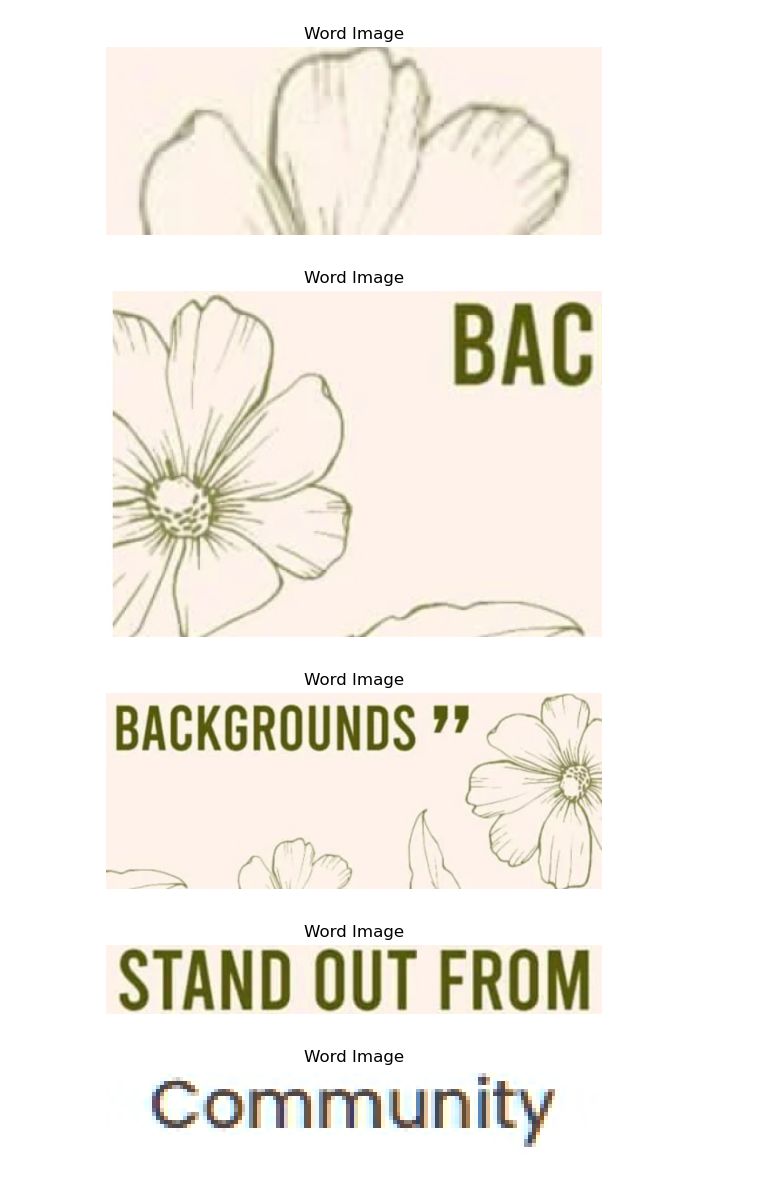
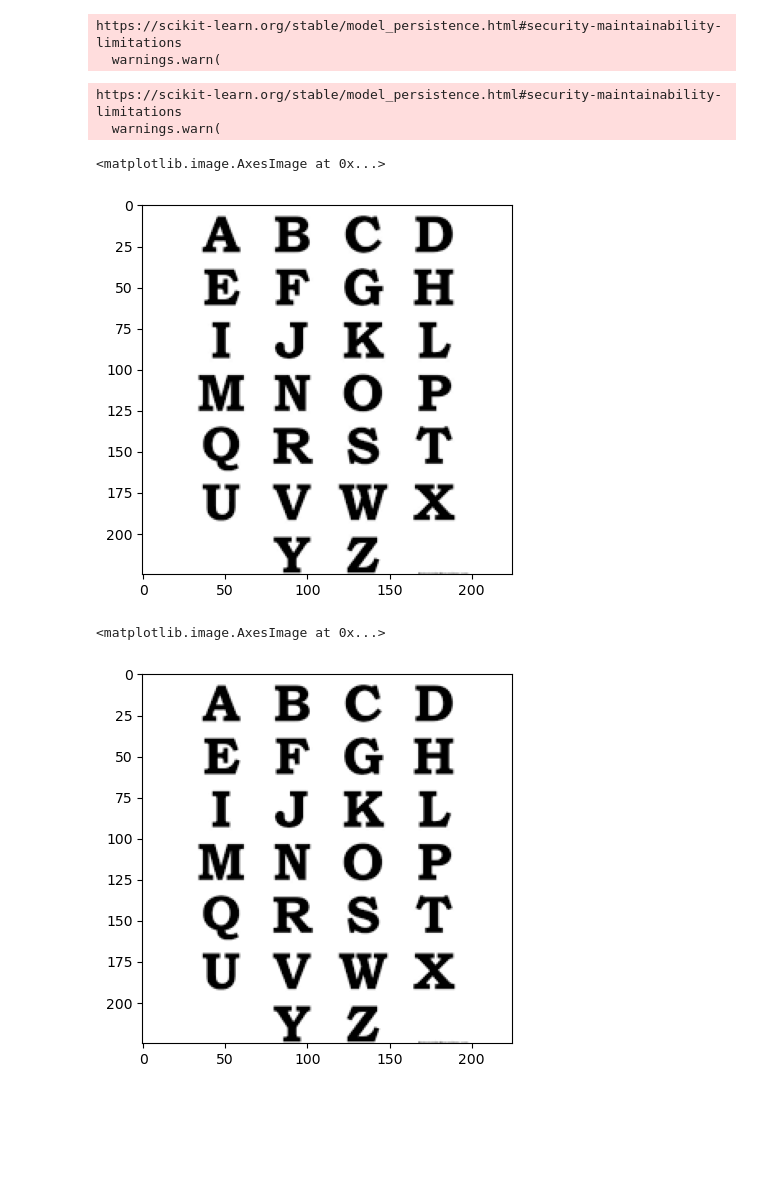
Before and after one commit to team-ronix/vidseek, a Jupyter notebook: visual/MSER.ipynb, the cells around one changed output. Drawn from its saved outputs; the diff is of its cells as text; code cells hidden in the pictures; blank space fills up the shorter version.

```diff
--- a/visual/MSER.ipynb
+++ b/visual/MSER.ipynb
@@ -5,4 +5,14 @@ import matplotlib.pyplot as plt
 from scipy.spatial import distance
 import joblib
 from scipy.ndimage import uniform_filter1d
+# %%
+model = joblib.load("hog_manual_svm_model.joblib")
+# %% [output]
+https://scikit-learn.org/stable/model_persistence.html#security-maintainability-limitations
+  warnings.warn(
+# %%
+label_encoder = joblib.load("label_encoder.joblib")
+# %% [output]
+https://scikit-learn.org/stable/model_persistence.html#security-maintainability-limitations
+  warnings.warn(
 # %%
@@ -154,51 +21,10 @@ def word_to_characters(word_image):
+# %%
+plt.imshow(img)
+# %% [output]
+<matplotlib.image.AxesImage at 0x...>
+[figure, added]
 # %%
-# ===== MAIN USAGE =====
-
-# Load your model
-model = joblib.load("hog_manual_svm_model.joblib")
-le = joblib.load("label_encoder.joblib")
-
-# Get word parts
-
-
-
-parts, original_image = get_text_parts("1.jpeg")
-word = parts[4]
-grey = cv2.cvtColor(word, cv2.COLOR_BGR2GRAY)
-plt.imshow(grey, cmap='gray')
-plt.title("Grey Word Image")
-plt.axis('off')
-plt.show()
-## guassian blur to reduce noise
-_, binary = cv2.threshold(grey, 0, 1, cv2.THRESH_BINARY + cv2.THRESH_OTSU)
-plt.imshow(binary, cmap='gray')
-plt.title("Binary Word Image")
-plt.axis('off')
-plt.show()
-
-col_sum = np.sum(binary, axis=0)
-threshold = 9  # columns with no ink
-in_char = False
-chars = []
-i = 0
-while i < len(col_sum):
-    if col_sum[i] > threshold and not in_char:
-        start = i
-        in_char = True
-    elif col_sum[i] <= threshold and in_char:
-        end = i
-        chars.append(binary[:, start:end])
-        in_char = False
-    i += 1
-
-for char in chars:
-    plt.imshow(char, cmap='gray')
-    plt.title("Character Image")
-    plt.axis('off')
-    plt.show()
+plt.imshow(gray, cmap='gray')
 # %% [output]
+<matplotlib.image.AxesImage at 0x...>
-[figure, old version]
+[figure, new version]
-[figure, removed]
-[figure, removed]
-[figure, removed]
-[figure, removed]
```
Also changed, not shown: parts of 9 cells of this notebook.
